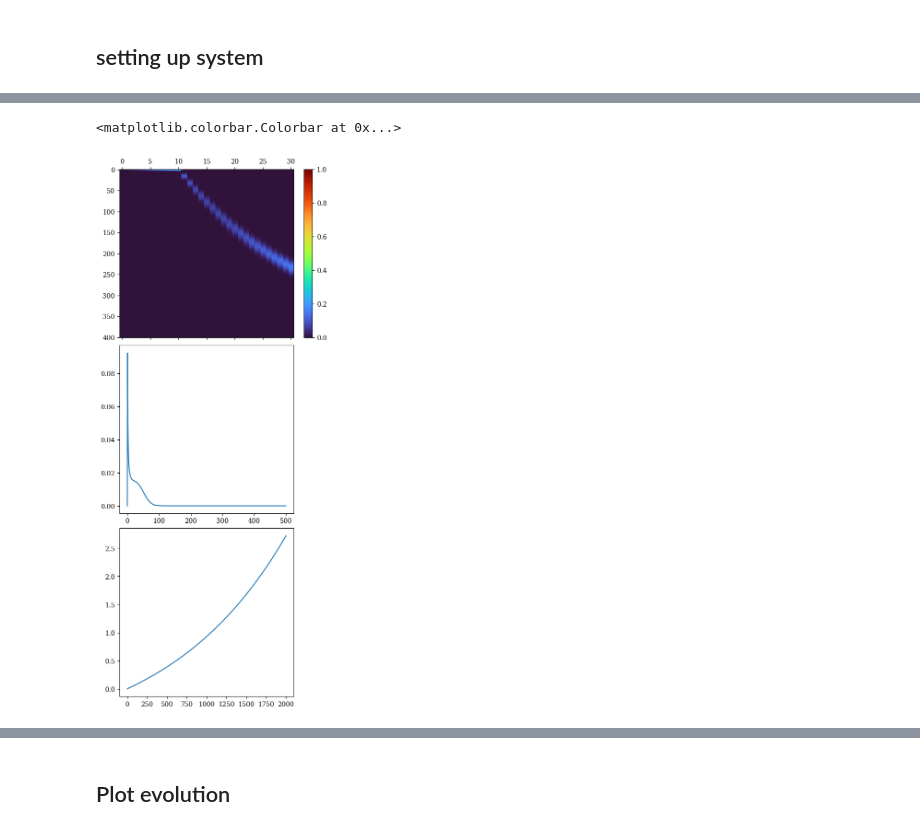
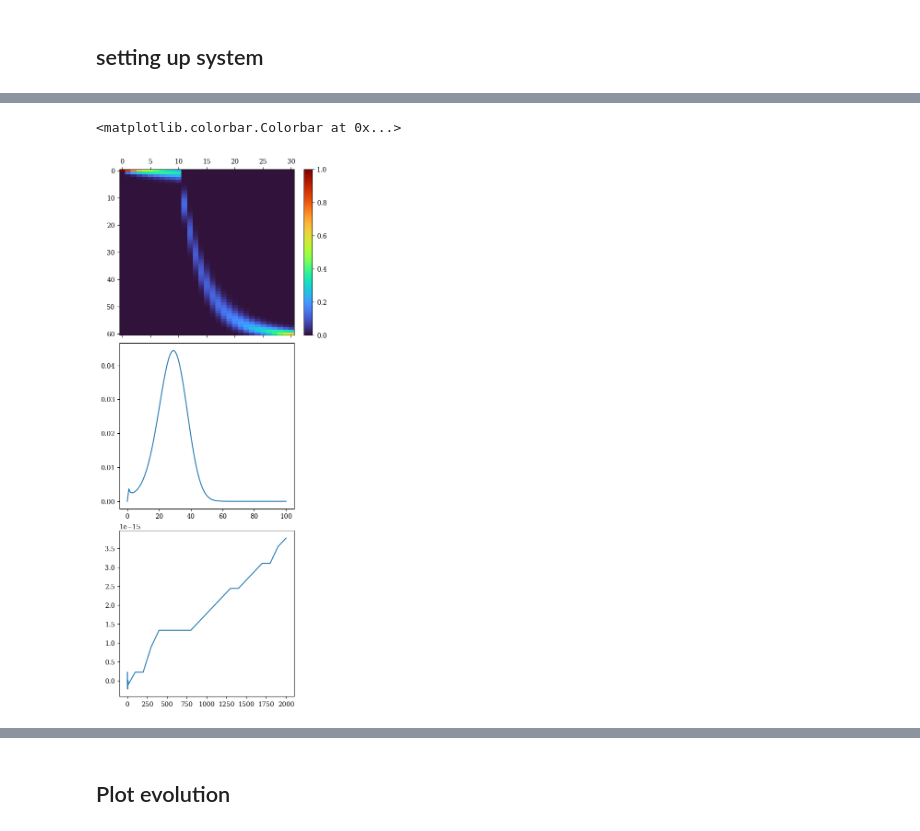
Before and after one commit to ELFREELAND/minecraft_sheep, a Jupyter notebook: stochastic/simplified_slow_farmer_stochastic.ipynb, the cells around one changed output, grey strips where cells are left out. Cells and saved outputs as stored; diff of their text form; code cells hidden in the pictures.

```diff
--- a/stochastic/simplified_slow_farmer_stochastic.ipynb
+++ b/stochastic/simplified_slow_farmer_stochastic.ipynb
@@ -73,9 +73,20 @@ def quasiEqRec(N, A):
     #important for use with pmfE() and pmfVar(), which assume that p_i appears at index i
     return np.concatenate((np.array([0]), np.linalg.solve(mat, b)))
 # %%
-def rMatrix(N, A):
+def rMatrix(N, A, init="quasi"):
 
-    p = quasiEqRec(N, A)
+    if init=="quasi":
+        p = quasiEqRec(N, A)
+
+    elif init=="numerical":
+        #get numerical solution
+        with open("kolmogorov_sol_100.dat", "rb") as f:
+            sol_100 = pickle.load(f)
+
+        #get the solution at final time
+        p = sol_100[str(N)]["y"][:,-1]
+    else:
+        raise ValueError("init must be 'quasi' or 'numerical'")
 
     #function to allow subscipting p outside of 0 <= x <= A
     def p_x(x):
@@ -87,7 +98,11 @@ def rMatrix(N, A):
     def r_ij(i, j):
         if i == j:
             return np.sum([
-                -p_x(x)*growthRate(x, N, A) + p_x(x+1)*eatRate(x+1, N, A)*i/N for x in range(0, A+1)
+                -p_x(x)*growthRate(x, N, A)
+                -p_x(x)*eatRate(x, N, A)
+                +p_x(x-1)*growthRate(x-1, N, A)
+                +p_x(x+1)*eatRate(x+1, N, A)*i/N
+                for x in range(0, A+1)
             ])
         elif i == j-1:
             return np.sum([
@@ -117,7 +132,7 @@ plt.colorbar(im)
 # %%
-def simulate(N, A, stoptime):
+def simulate(N, A, stoptime, init="quasi"):
 
-    r_matrix = rMatrix(N, A)
+    r_matrix = rMatrix(N, A, init)
 
     q0 = np.zeros(N+1)
     #begin pasture Nw=0
@@ -133,13 +148,13 @@ def simulate(N, A, stoptime):
     st = time.time()
 
     s = sp.integrate.solve_ivp(sys, (0, stoptime), q0, t_eval = t_list)
-    print("finished in {0} seconds".format(time.time()-st))
+    print("finished solution N={0}, A={1} in {2:.2f} seconds".format(N, A, time.time()-st))
 
     return s
 # %%
-n=400
-a=500
-b = simulate(n, a, 2000)
+n=60
+a=100
+b = simulate(n, a, 2000, "numerical")
 
 f, (ax, ax2, ax3) = plt.subplots(nrows=3, figsize=(5, 12), layout="constrained")
 im = ax.matshow(b["y"], cmap="turbo", aspect="auto")
@@ -153,2 +168,2 @@ finished in 0.020603179931640625 seconds
 <matplotlib.colorbar.Colorbar at 0x...>
-[figure, old version]
+[figure, new version]
```
Also changed, not shown: parts of 10 cells of this notebook, 29 other files.
